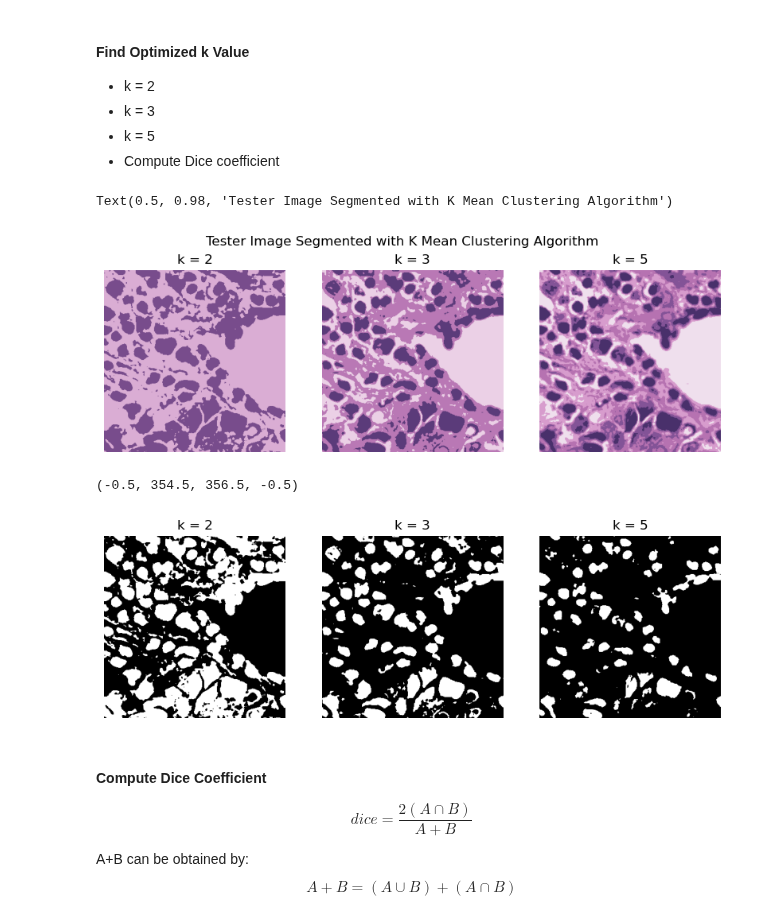
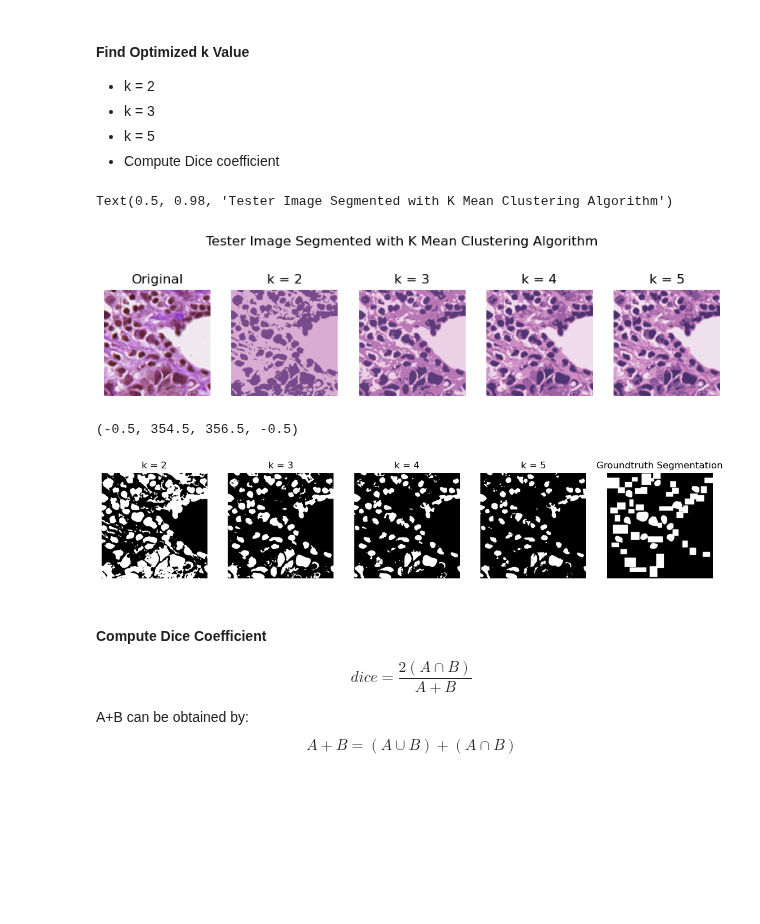
Before and after one commit to wangelam/ecse415Final, a Jupyter notebook: unsupervised.ipynb, the cells around one changed output. Drawn from its saved outputs; the diff is of its cells as text; code cells hidden in the pictures; blank space fills up the shorter version.

Commit message:
maded changes to graphic outputs

```diff
--- a/unsupervised.ipynb
+++ b/unsupervised.ipynb
@@ -117,57 +117,83 @@ for file in train_data:
 # %%
 tester = 'TCGA-A2-A0SX-DX1_id-5ea40b05ddda5f839899743b_left-56081_top-57443_bottom-57731_right-56368.png'
 
 k2 = KMean(tester, 2, True)
 k3 = KMean(tester, 3, True)
+k4 = KMean(tester, 4, True)
 k5 = KMean(tester, 5, True)
 
-plt.figure(figsize=(10, 3.25))
-plt.subplot(1, 3, 1)
+plt.figure(figsize=(10, 2.8))
+plt.subplot(1, 5, 1)
+im = cv.imread(os.path.join(rgb_path, tester))
+plt.imshow(im)
+plt.title("Original")
+plt.axis("off")
+
+plt.subplot(1, 5, 2)
 plt.imshow(k2)
 plt.title("k = 2")
 plt.axis("off")
 
-plt.subplot(1, 3, 2)
+plt.subplot(1, 5, 3)
 plt.imshow(k3)
 plt.title("k = 3")
 plt.axis("off")
 
-plt.subplot(1, 3, 3)
+plt.subplot(1, 5, 4)
+plt.imshow(k4)
+plt.title("k = 4")
+plt.axis("off")
+
+plt.subplot(1, 5, 5)
 plt.imshow(k5)
 plt.title("k = 5")
 plt.axis("off")
 
 plt.suptitle('Tester Image Segmented with K Mean Clustering Algorithm')
 # %% [output]
 Text(0.5, 0.98, 'Tester Image Segmented with K Mean Clustering Algorithm')
-[figure, old version]
+[figure, new version]
 # %%
 ## Binarized Version ##
 k2_b = mask_binarize(k2)
 # k2_b = cv.morphologyEx(k2_b, cv.MORPH_CLOSE, (5,5), iterations=3)
 k3_b = mask_binarize(k3)
+k4_b = mask_binarize(k4)
 # k3_b = cv.morphologyEx(k3_b, cv.MORPH_CLOSE, (5,5), iterations=3)
 k5_b = mask_binarize(k5)
 # k5_b = cv.morphologyEx(k5_b, cv.MORPH_CLOSE, (5,5), iterations=3)
 
-plt.figure(figsize=(10, 3.25))
-plt.subplot(1, 3, 1)
+_, mask = mask_preprocess(tester, mask_path)
+mask = cv.resize(mask, (k2_b.shape[1], k2_b.shape[0]))
+
+plt.figure(figsize=(14, 3.25))
+plt.subplot(1, 5, 1)
 plt.imshow(k2_b, cmap='gray')
 plt.title("k = 2")
 plt.axis("off")
 
-plt.subplot(1, 3, 2)
+plt.subplot(1, 5, 2)
 plt.imshow(k3_b, cmap='gray')
 plt.title("k = 3")
 plt.axis("off")
 
-plt.subplot(1, 3, 3)
+plt.subplot(1, 5, 3)
+plt.imshow(k4_b, cmap='gray')
+plt.title("k = 4")
+plt.axis("off")
+
+plt.subplot(1, 5, 4)
 plt.imshow(k5_b, cmap='gray')
 plt.title("k = 5")
 plt.axis("off")
+
+plt.subplot(1, 5, 5)
+plt.imshow(mask, cmap='gray')
+plt.title("Groundtruth Segmentation")
+plt.axis("off")
 # %% [output]
 (-0.5, 354.5, 356.5, -0.5)
-[figure, old version]
+[figure, new version]
 # %% [markdown]
 #### Compute Dice Coefficient
 $$ dice =  \frac{2(A\cap B)}{A+B} $$
```
Also changed, not shown: parts of 2 cells of this notebook.
